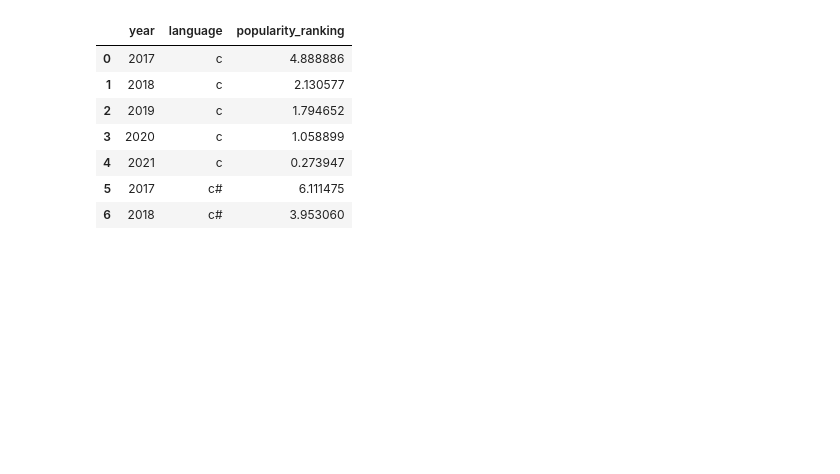
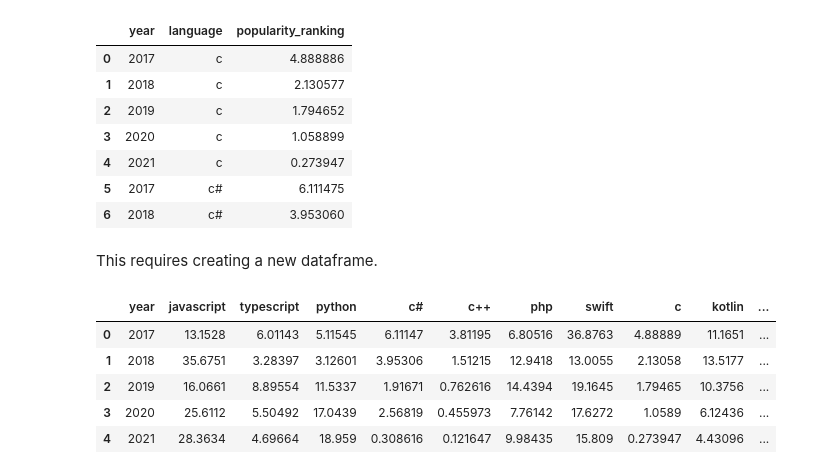
Before and after one commit to ams-group08/find-your-language, a Jupyter notebook: dataScience/GitHubScrap.ipynb, the cells around one changed output. Cells and saved outputs as stored; diff of their text form; code cells hidden in the pictures; blank space fills up the shorter version.

Commit message:
Colab with new data processing

```diff
--- a/dataScience/GitHubScrap.ipynb
+++ b/dataScience/GitHubScrap.ipynb
@@ -287,4 +288,34 @@ df_language_popularity.head(7)
 | 4 | 2021 | c | 0.273947 |
 | 5 | 2017 | c# | 6.111475 |
 | 6 | 2018 | c# | 3.953060 |
+# %% [markdown]
+This requires creating a new dataframe.
+# %%
+newColumns = ['year', 'javascript', 'typescript', 'python', 'c#', 'c++', 'php', 'swift', 'c', 'kotlin', 'java']
+years = ['2017', '2018', '2019', '2020', '2021', '2022']
+
+data = [['2017', None, None, None, None, None, None, None, None, None, None],
+        ['2018', None, None, None, None, None, None, None, None, None, None],
+        ['2019', None, None, None, None, None, None, None, None, None, None],
+        ['2020', None, None, None, None, None, None, None, None, None, None],
+        ['2021', None, None, None, None, None, None, None, None, None, None]]
+
+df_website_data = pd.DataFrame(data, columns=newColumns)
+df_website_data.set_index('year', inplace=True)
+
+for index, row in df_language_popularity.iterrows():
+    year = row['year']
+    language = row['language']
+    popularity_ranking = row['popularity_ranking']
+    df_website_data.loc[year, language] = popularity_ranking
+
+df_website_data.reset_index(level=0, inplace=True)
+df_website_data
+# %% [output]
+|  | year | javascript | typescript | python | c# | c++ | php | swift | c | kotlin | ... |
+| 0 | 2017 | 13.1528 | 6.01143 | 5.11545 | 6.11147 | 3.81195 | 6.80516 | 36.8763 | 4.88889 | 11.1651 | ... |
+| 1 | 2018 | 35.6751 | 3.28397 | 3.12601 | 3.95306 | 1.51215 | 12.9418 | 13.0055 | 2.13058 | 13.5177 | ... |
+| 2 | 2019 | 16.0661 | 8.89554 | 11.5337 | 1.91671 | 0.762616 | 14.4394 | 19.1645 | 1.79465 | 10.3756 | ... |
+| 3 | 2020 | 25.6112 | 5.50492 | 17.0439 | 2.56819 | 0.455973 | 7.76142 | 17.6272 | 1.0589 | 6.12436 | ... |
+| 4 | 2021 | 28.3634 | 4.69664 | 18.959 | 0.308616 | 0.121647 | 9.98435 | 15.809 | 0.273947 | 4.43096 | ... |
 # %%
```
Also changed, not shown: parts of 3 cells of this notebook.
